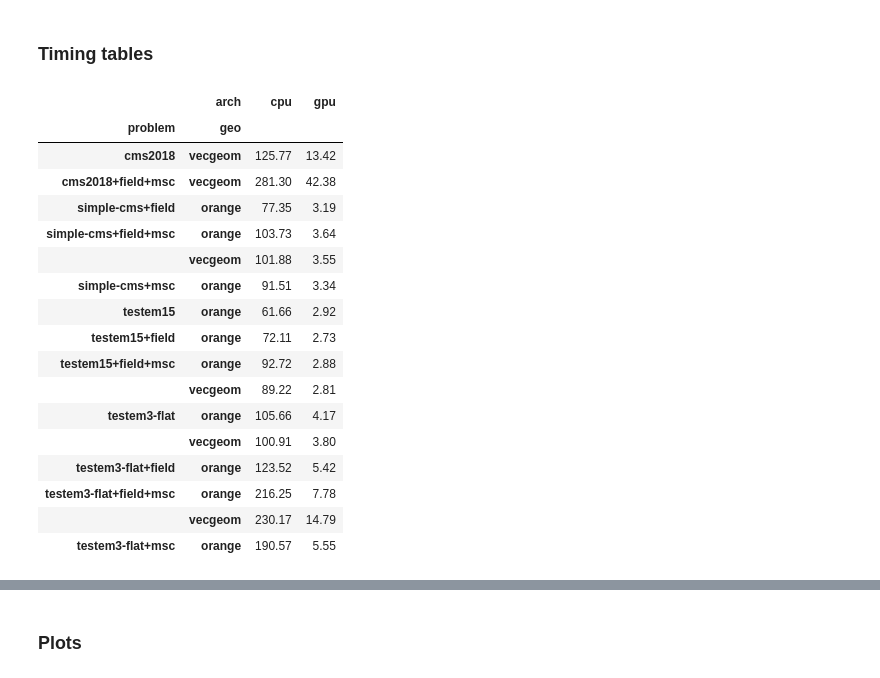
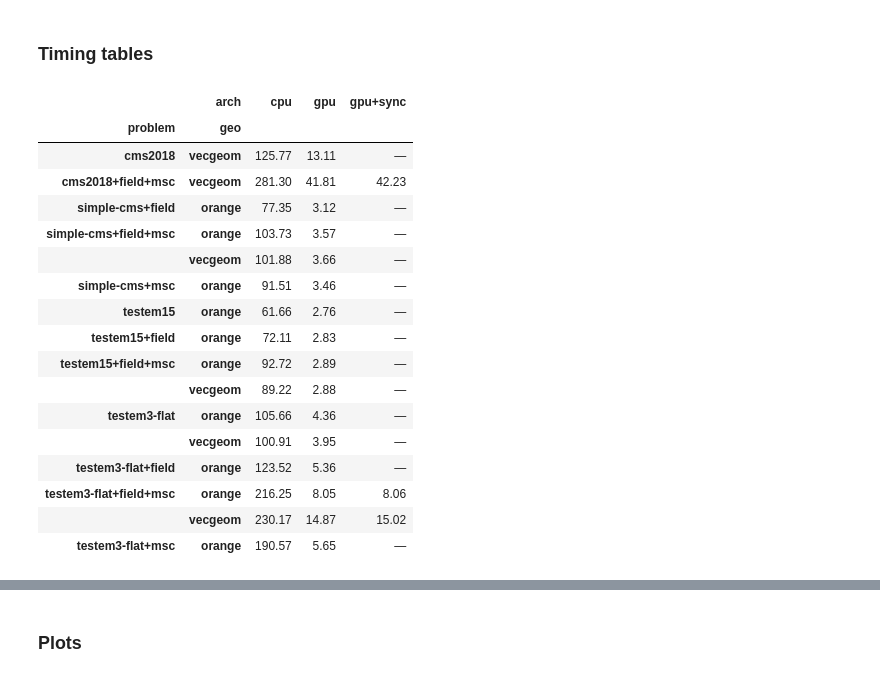
Before and after one commit to celeritas-project/regression, a Jupyter notebook: analysis.ipynb, the cells around one changed output, grey strips where cells are left out. Cells and saved outputs as stored; diff of their text form; code cells hidden in the pictures.

Commit message:
Use sync+cpu results and replot

```diff
--- a/analysis.ipynb
+++ b/analysis.ipynb
@@ -101,26 +101,26 @@ fig.savefig('plots/timing.pdf', transparent=True)
 plt.close()
 # %%
 times = summed[('total_time', 'mean')].unstack()
-times.style.format(float_fmt_transform(2))
+times.style.format(analyze.float_fmt_transform(2))
 # %% [output]
-|  | arch | cpu | gpu |
-| problem | geo |  |  |
-| cms2018 | vecgeom | 125.77 | 13.42 |
-| cms2018+field+msc | vecgeom | 281.30 | 42.38 |
-| simple-cms+field | orange | 77.35 | 3.19 |
-| simple-cms+field+msc | orange | 103.73 | 3.64 |
-|  | vecgeom | 101.88 | 3.55 |
-| simple-cms+msc | orange | 91.51 | 3.34 |
-| testem15 | orange | 61.66 | 2.92 |
-| testem15+field | orange | 72.11 | 2.73 |
-| testem15+field+msc | orange | 92.72 | 2.88 |
-|  | vecgeom | 89.22 | 2.81 |
-| testem3-flat | orange | 105.66 | 4.17 |
-|  | vecgeom | 100.91 | 3.80 |
-| testem3-flat+field | orange | 123.52 | 5.42 |
-| testem3-flat+field+msc | orange | 216.25 | 7.78 |
-|  | vecgeom | 230.17 | 14.79 |
-| testem3-flat+msc | orange | 190.57 | 5.55 |
+|  | arch | cpu | gpu | gpu+sync |
+| problem | geo |  |  |  |
+| cms2018 | vecgeom | 125.77 | 13.11 | — |
+| cms2018+field+msc | vecgeom | 281.30 | 41.81 | 42.23 |
+| simple-cms+field | orange | 77.35 | 3.12 | — |
+| simple-cms+field+msc | orange | 103.73 | 3.57 | — |
+|  | vecgeom | 101.88 | 3.66 | — |
+| simple-cms+msc | orange | 91.51 | 3.46 | — |
+| testem15 | orange | 61.66 | 2.76 | — |
+| testem15+field | orange | 72.11 | 2.83 | — |
+| testem15+field+msc | orange | 92.72 | 2.89 | — |
+|  | vecgeom | 89.22 | 2.88 | — |
+| testem3-flat | orange | 105.66 | 4.36 | — |
+|  | vecgeom | 100.91 | 3.95 | — |
+| testem3-flat+field | orange | 123.52 | 5.36 | — |
+| testem3-flat+field+msc | orange | 216.25 | 8.05 | 8.06 |
+|  | vecgeom | 230.17 | 14.87 | 15.02 |
+| testem3-flat+msc | orange | 190.57 | 5.65 | — |
 # %%
 event_rate = analyze.calc_event_rate(summit, summed)
 event_rate['mean'].xs('simple-cms+field+msc', level='problem').unstack('arch')
```
Also changed, not shown: parts of 8 cells of this notebook, 22 other files.
